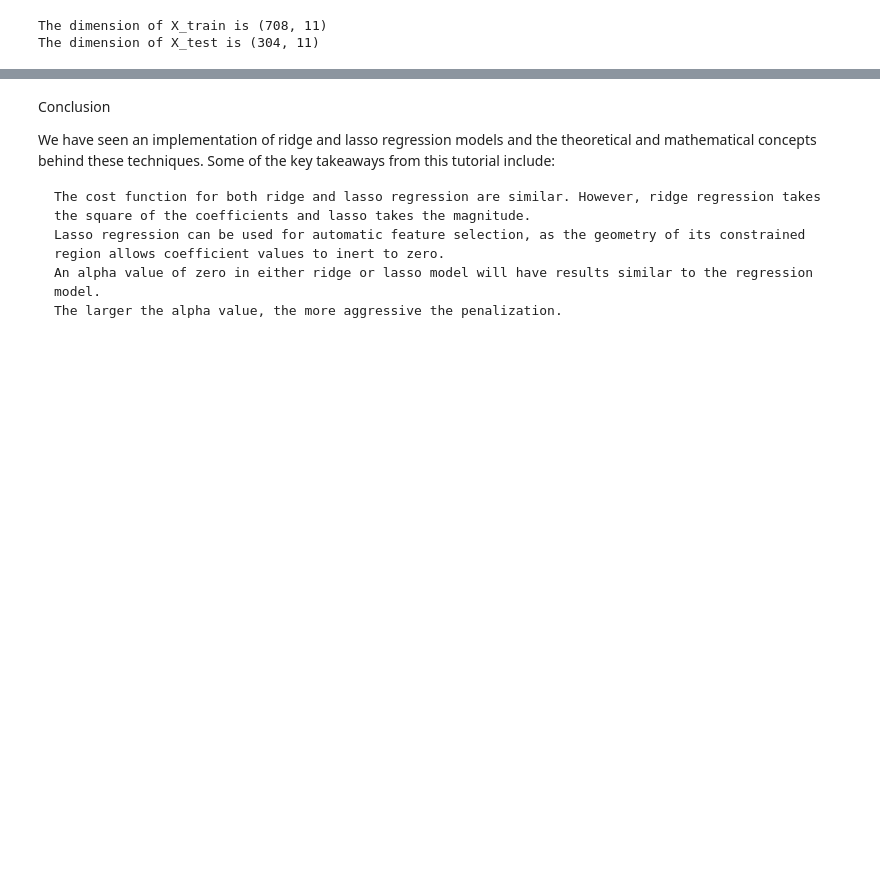
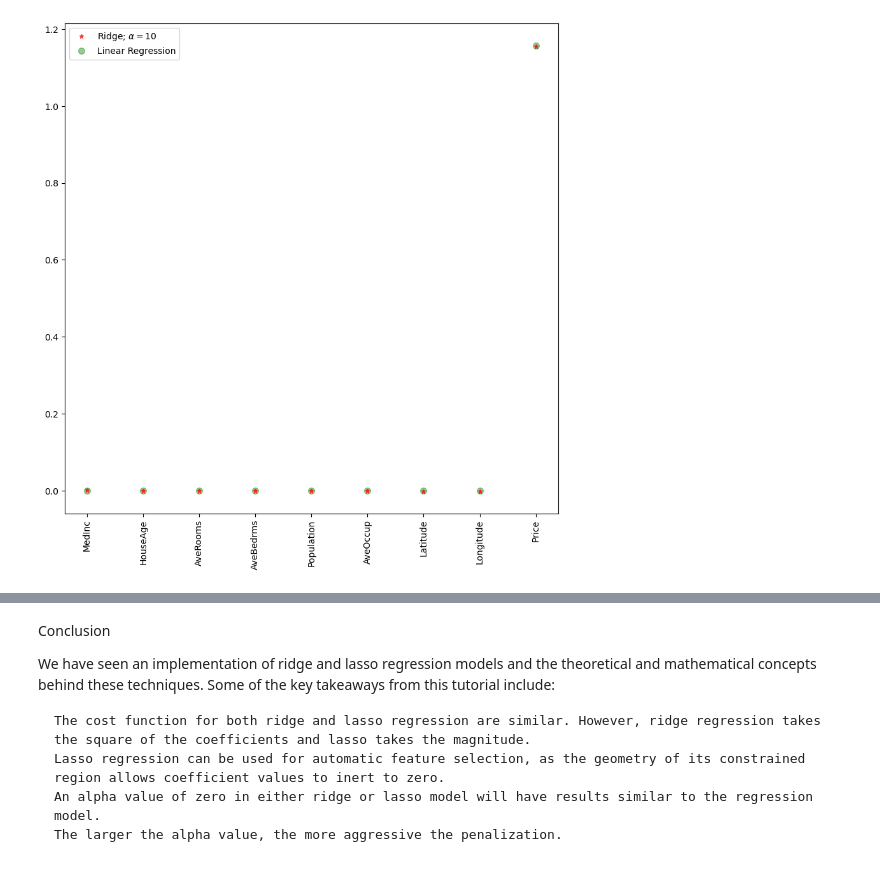
Before and after one commit to IamGatheru/Quants, a Jupyter notebook: LASSO/LASSO.ipynb, the cells around one changed output, grey strips where cells are left out. Drawn from its saved outputs; the diff is of its cells as text; code cells hidden in the pictures; blank space fills up the shorter version.

```diff
--- a/LASSO/LASSO.ipynb
+++ b/LASSO/LASSO.ipynb
@@ -58,10 +48,19 @@ boston_df.head(100)
 # %%
-#target variable
-#boston_df['Price']=boston_df.target
 #preview
-boston_df.head()
+features = california_df.columns[0:9]
+target = california_df.columns[-1]
 
-#Exploration
-plt.figure(figsize = (15, 12))
-sns.heatmap(boston_df.corr(), annot = True)
+#X and y values
+X = california_df[features].values
+y = california_df[target].values
+
+#splot
+X_train, X_test, y_train, y_test = train_test_split(X, y, test_size=0.3, random_state=17)
+
+print("The dimension of X_train is {}".format(X_train.shape))
+print("The dimension of X_test is {}".format(X_test.shape))
+#Scale features
+scaler = StandardScaler()
+X_train = scaler.fit_transform(X_train)
+X_test = scaler.transform(X_test)
 # %% [output]
@@ -82,22 +109,11 @@ KeyError: "['INDUS', 'NOX'] not found in axis"
 # %%
-#preview
-features = boston_df.columns[0:11]
-target = boston_df.columns[-1]
-
-#X and y values
-X = boston_df[features].values
-y = boston_df[target].values
-
-#splot
-X_train, X_test, y_train, y_test = train_test_split(X, y, test_size=0.3, random_state=17)
-
-print("The dimension of X_train is {}".format(X_train.shape))
-print("The dimension of X_test is {}".format(X_test.shape))
-#Scale features
-scaler = StandardScaler()
-X_train = scaler.fit_transform(X_train)
-X_test = scaler.transform(X_test)
+plt.figure(figsize = (10, 10))
+plt.plot(features,ridgeReg.coef_,alpha=0.7,linestyle='none',marker='*',markersize=5,color='red',label=r'Ridge; $\alpha = 10$',zorder=7)
+#plt.plot(rr100.coef_,alpha=0.5,linestyle='none',marker='d',markersize=6,color='blue',label=r'Ridge; $\alpha = 100$')
+plt.plot(features,lr.coef_,alpha=0.4,linestyle='none',marker='o',markersize=7,color='green',label='Linear Regression')
+plt.xticks(rotation = 90)
+plt.legend()
+plt.show()
 # %% [output]
-The dimension of X_train is (708, 11)
-The dimension of X_test is (304, 11)
+[figure, added]
 # %%
```
Also changed, not shown: parts of 14 cells of this notebook.
